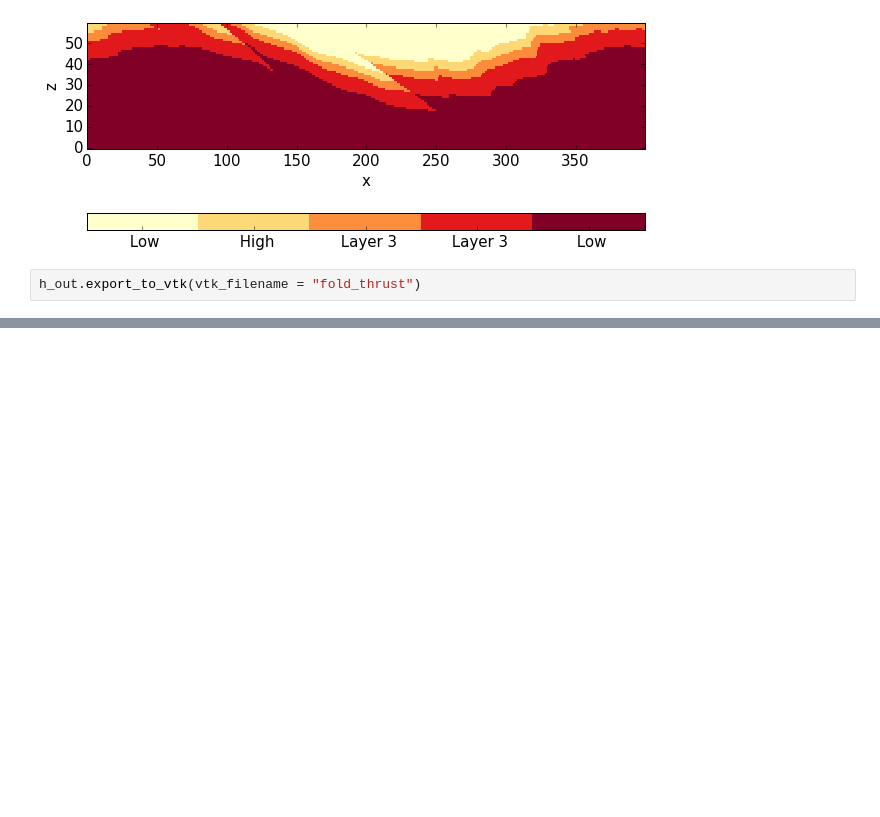
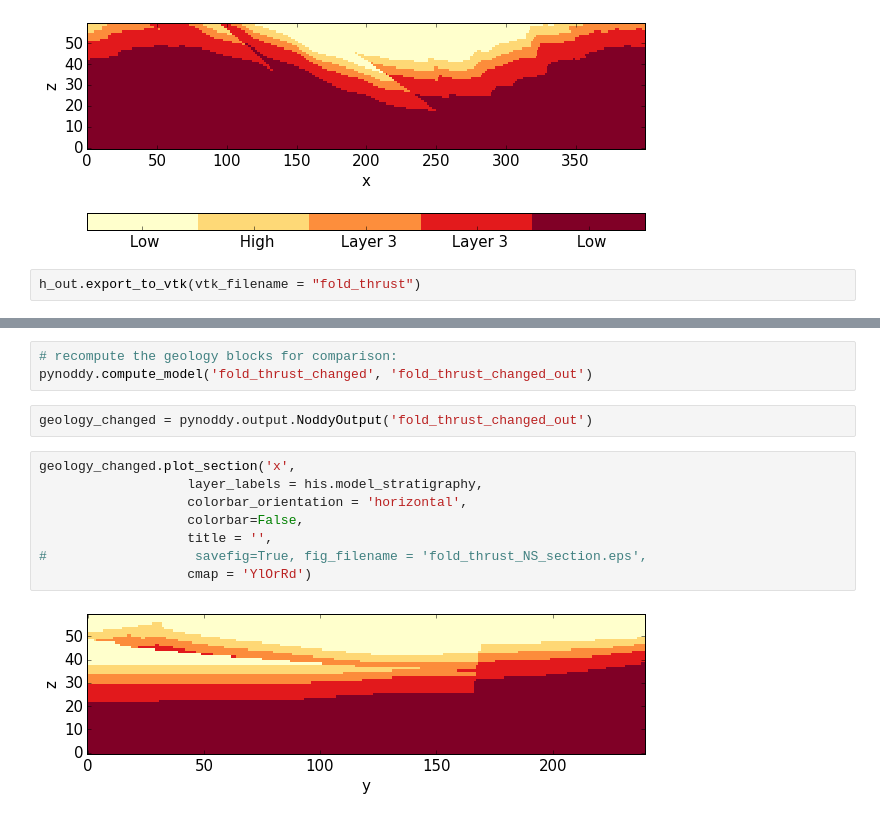
Before and after one commit to cgre-aachen/pynoddy, a Jupyter notebook: docs/notebooks/Read-Geophysics.ipynb, the cells around one changed output, grey strips where cells are left out. Saved outputs shown, nothing was run; the diff lists cells and outputs as text; blank space fills up the shorter version.

```diff
--- a/docs/notebooks/Read-Geophysics.ipynb
+++ b/docs/notebooks/Read-Geophysics.ipynb
@@ -81,0 +170,15 @@ u'/Users/flow/git/pynoddy/docs/notebooks'
+# %%
+# recompute the geology blocks for comparison:
+pynoddy.compute_model('fold_thrust_changed', 'fold_thrust_changed_out')
+# %%
+geology_changed = pynoddy.output.NoddyOutput('fold_thrust_changed_out')
+# %%
+geology_changed.plot_section('x',
+                   layer_labels = his.model_stratigraphy,
+                   colorbar_orientation = 'horizontal',
+                   colorbar=False,
+                   title = '',
+#                   savefig=True, fig_filename = 'fold_thrust_NS_section.eps',
+                   cmap = 'YlOrRd')
+# %% [output]
+[figure, added]
```
Also changed, not shown: parts of 19 cells of this notebook, 3 other files.
